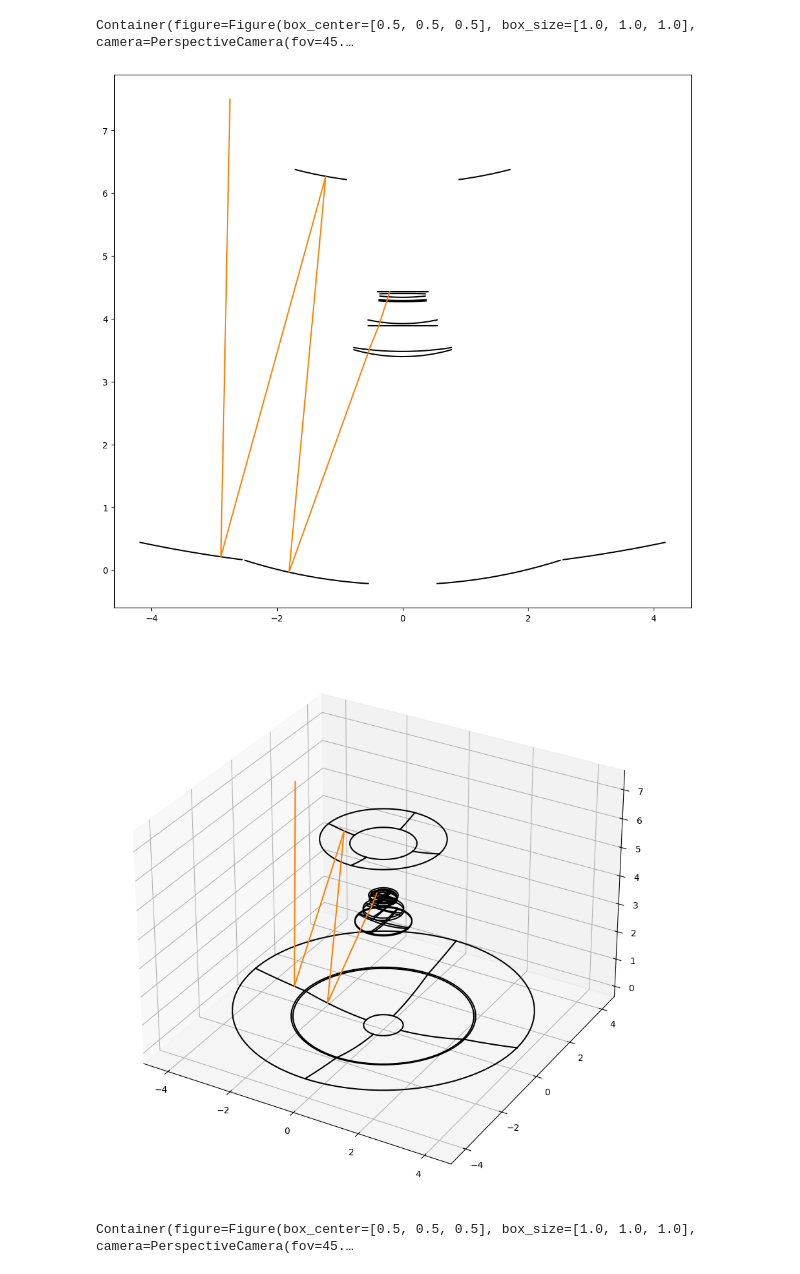
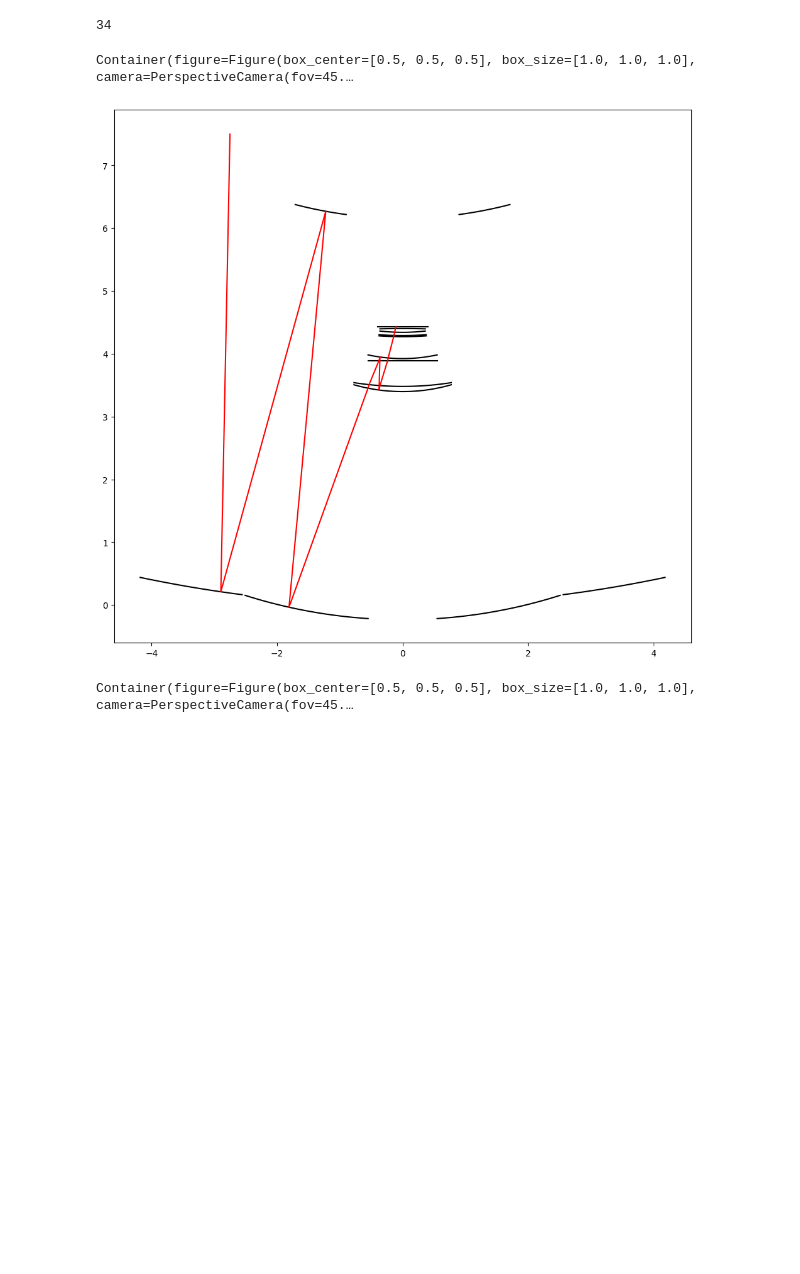
Before and after one commit to lsst-camera-dh/ghosts_buster, a Jupyter notebook: notebooks/LSST trace.ipynb, the cells around one changed output. Cells and saved outputs as stored; diff of their text form; code cells hidden in the pictures; blank space fills up the shorter version.

```diff
--- a/notebooks/LSST trace.ipynb
+++ b/notebooks/LSST trace.ipynb
@@ -11,30 +18,37 @@ telescope = batoid.Optic.fromYaml("LSST_r.yaml")
+# %%
+rays = batoid.RayVector.asPolar(
+    telescope, wavelength=620e-9,
+    theta_x=0.0, theta_y=np.deg2rad(1.5),
+    naz=1000, nrad=300, flux=1.0)
+
+rForward, rReverse = telescope.traceSplit(rays, minFlux=1e-4)
+
+print(len(rForward))
+# %% [output]
+34
+# %%
+ghost = rForward[1]
 # %%
 fig1 = plt.figure(figsize=(12, 11))
 ax1 = fig1.add_subplot(111)
 telescope.draw2d(ax1, c='k')
-
-fig2 = plt.figure(figsize=(12, 11))
-ax2 = fig2.add_subplot(111, projection='3d')
-telescope.draw3d(ax2, c='k')
 
 ipv.figure(width=700, height=500)
 telescope.draw3d(ipv, color='black')
 
 x = np.array([-2.9])
 
-for vx, c in zip([-0.02], ['#ff7f00']):
+for vx, c in zip([-0.02], ['r']):
     rays = batoid.RayVector(x, 0, 0, vx/1.000277, 0, -np.sqrt(1-vx**2)/1.000277, wavelength=620e-9)
     rays.propagate(-7.5)
-    tF = telescope.traceFull(rays)
+    tF = telescope.traceFull(rays, path=ghost.path)
     batoid.drawTrace2d(ax1, tF, c=c)
-    batoid.drawTrace3d(ax2, tF, c=c)
-    batoid.drawTrace3d(ipv, tF, color=c)
+    plt.savefig('ghost_path')
 ax1.set_aspect('equal')
 ipv.show()
 # %% [output]
 Container(figure=Figure(box_center=[0.5, 0.5, 0.5], box_size=[1.0, 1.0, 1.0], camera=PerspectiveCamera(fov=45.…
-[figure, old version]
+[figure, new version]
-[figure, removed]
 # %%
 fig1 = plt.figure(figsize=(12, 11))
 ax1 = fig1.add_subplot(111)
```
Also changed, not shown: parts of 1 cell of this notebook, 14 other files.
